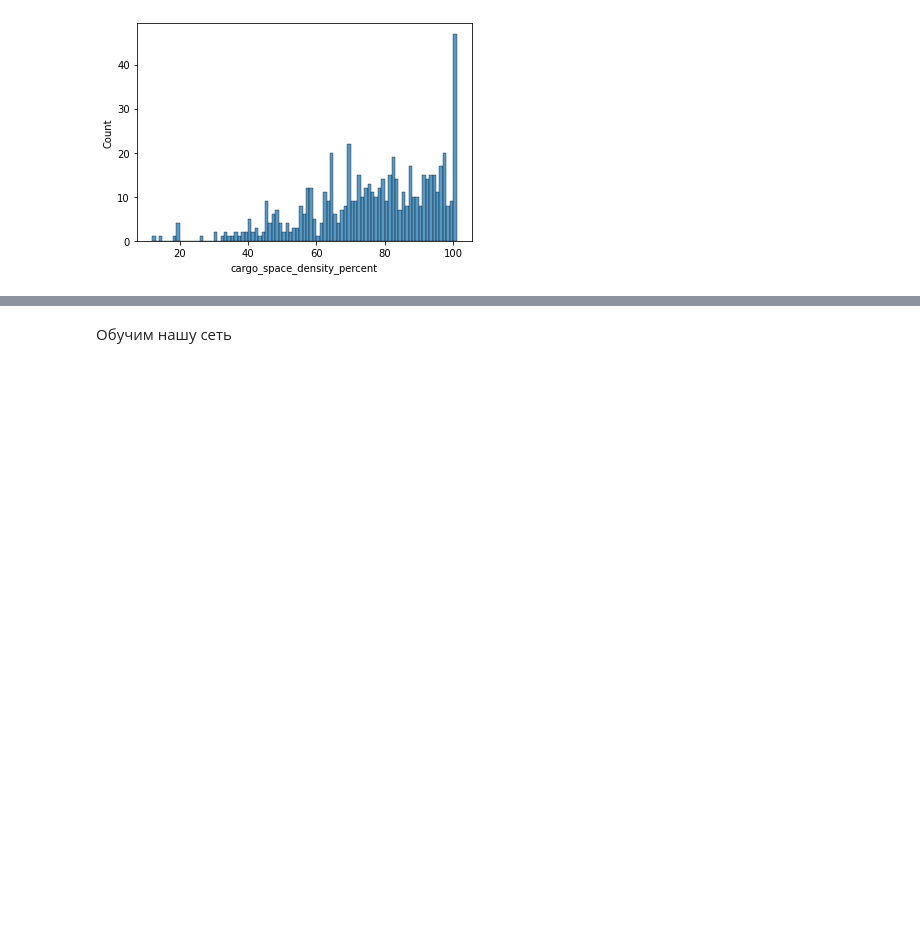
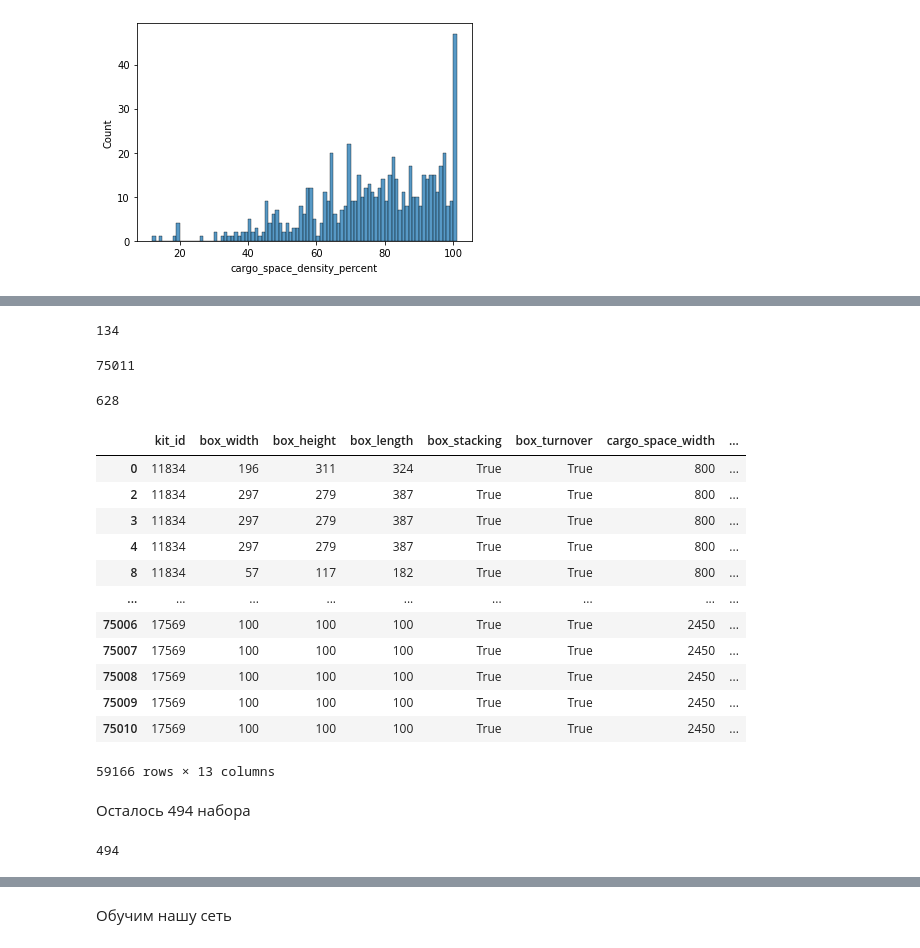
Before and after one commit to esvesv/gaprix, a Jupyter notebook: Untitled.ipynb, the cells around one changed output, grey strips where cells are left out. Saved outputs shown, nothing was run; the diff lists cells and outputs as text; code cells hidden in the pictures; blank space fills up the shorter version.

```diff
--- a/Untitled.ipynb
+++ b/Untitled.ipynb
@@ -172,3 +216,48 @@ sns.histplot(df.groupby('kit_id')['cargo_space_density_percent'].mean(), binwidt
+# %%
+dict_df = {}
+for key, value in dataset.items():
+    dict_df[tuple(sorted(value['boxes'])), (value['cargo_space'],)] = dict_df.get((tuple(sorted(value['boxes'])),\
+                                                                                 (value['cargo_space'],)), []) + [key]
+# %%
+result = []
+for key, value in dict_df.items():
+    if len(value) > 1:
+        result += value[1:]
+# %%
+len(result)
+# %% [output]
+134
+# %%
+len(df)
+# %% [output]
+75011
+# %%
+df.kit_id.nunique()
+# %% [output]
+628
+# %%
+df_result = df[df.kit_id.apply(lambda x: x not in result)]
+df_result
+# %% [output]
+|  | kit_id | box_width | box_height | box_length | box_stacking | box_turnover | cargo_space_width | ... |
+| 0 | 11834 | 196 | 311 | 324 | True | True | 800 | ... |
+| 2 | 11834 | 297 | 279 | 387 | True | True | 800 | ... |
+| 3 | 11834 | 297 | 279 | 387 | True | True | 800 | ... |
+| 4 | 11834 | 297 | 279 | 387 | True | True | 800 | ... |
+| 8 | 11834 | 57 | 117 | 182 | True | True | 800 | ... |
+| ... | ... | ... | ... | ... | ... | ... | ... | ... |
+| 75006 | 17569 | 100 | 100 | 100 | True | True | 2450 | ... |
+| 75007 | 17569 | 100 | 100 | 100 | True | True | 2450 | ... |
+| 75008 | 17569 | 100 | 100 | 100 | True | True | 2450 | ... |
+| 75009 | 17569 | 100 | 100 | 100 | True | True | 2450 | ... |
+| 75010 | 17569 | 100 | 100 | 100 | True | True | 2450 | ... |
+59166 rows × 13 columns
+# %% [markdown]
+Осталось 494 набора
+# %%
+df_result.kit_id.nunique()
+# %% [output]
+494
 # %%
 dataset = {}
 kits = df.kit_id.unique()
```
Also changed, not shown: parts of 44 cells of this notebook, 27 other files.
